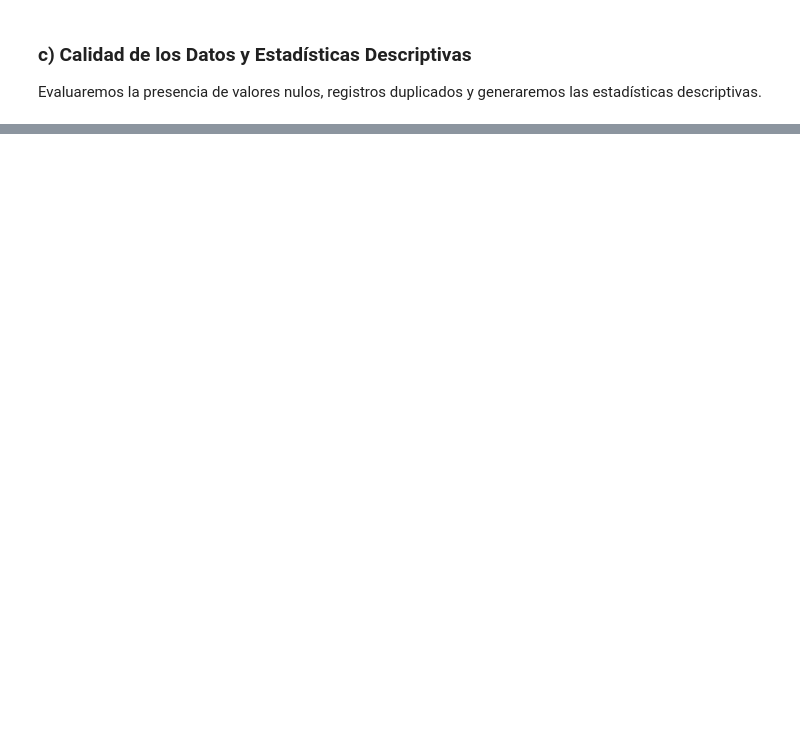
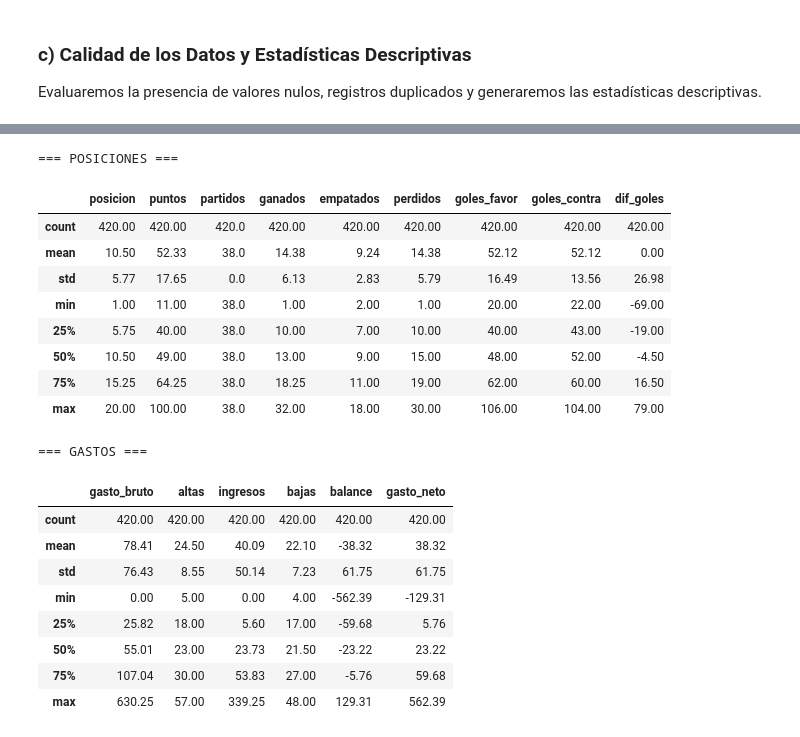
Before and after one commit to valeencamargo14/TP-Labo-, a Jupyter notebook: TP_Labo.ipynb, the cells around one changed output, grey strips where cells are left out. Drawn from its saved outputs; the diff is of its cells as text; code cells hidden in the pictures; blank space fills up the shorter version.

```diff
--- a/TP_Labo.ipynb
+++ b/TP_Labo.ipynb
@@ -143,0 +153,26 @@ max     630.250000   57.000000  339.250000   48.00000  129.310000  562.390000
+# %%
+print('=== POSICIONES ===')
+display(df_posiciones.describe().round(2))
+print('=== GASTOS ===')
+display(df_gastos.describe().round(2))
+# %% [output]
+=== POSICIONES ===
+|  | posicion | puntos | partidos | ganados | empatados | perdidos | goles_favor | goles_contra | dif_goles |
+| count | 420.00 | 420.00 | 420.0 | 420.00 | 420.00 | 420.00 | 420.00 | 420.00 | 420.00 |
+| mean | 10.50 | 52.33 | 38.0 | 14.38 | 9.24 | 14.38 | 52.12 | 52.12 | 0.00 |
+| std | 5.77 | 17.65 | 0.0 | 6.13 | 2.83 | 5.79 | 16.49 | 13.56 | 26.98 |
+| min | 1.00 | 11.00 | 38.0 | 1.00 | 2.00 | 1.00 | 20.00 | 22.00 | -69.00 |
+| 25% | 5.75 | 40.00 | 38.0 | 10.00 | 7.00 | 10.00 | 40.00 | 43.00 | -19.00 |
+| 50% | 10.50 | 49.00 | 38.0 | 13.00 | 9.00 | 15.00 | 48.00 | 52.00 | -4.50 |
+| 75% | 15.25 | 64.25 | 38.0 | 18.25 | 11.00 | 19.00 | 62.00 | 60.00 | 16.50 |
+| max | 20.00 | 100.00 | 38.0 | 32.00 | 18.00 | 30.00 | 106.00 | 104.00 | 79.00 |
+=== GASTOS ===
+|  | gasto_bruto | altas | ingresos | bajas | balance | gasto_neto |
+| count | 420.00 | 420.00 | 420.00 | 420.00 | 420.00 | 420.00 |
+| mean | 78.41 | 24.50 | 40.09 | 22.10 | -38.32 | 38.32 |
+| std | 76.43 | 8.55 | 50.14 | 7.23 | 61.75 | 61.75 |
+| min | 0.00 | 5.00 | 0.00 | 4.00 | -562.39 | -129.31 |
+| 25% | 25.82 | 18.00 | 5.60 | 17.00 | -59.68 | 5.76 |
+| 50% | 55.01 | 23.00 | 23.73 | 21.50 | -23.22 | 23.22 |
+| 75% | 107.04 | 30.00 | 53.83 | 27.00 | -5.76 | 59.68 |
+| max | 630.25 | 57.00 | 339.25 | 48.00 | 129.31 | 562.39 |
```
Also changed, not shown: parts of 13 cells of this notebook.
